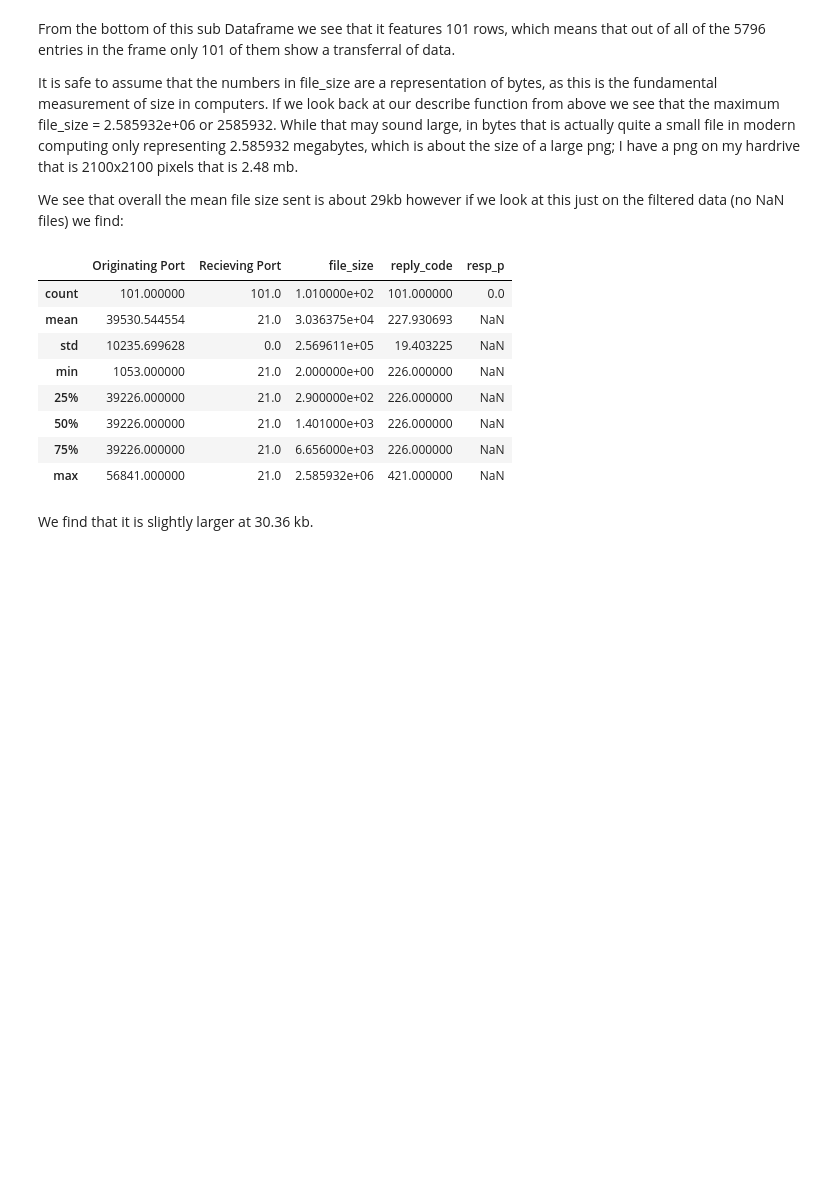
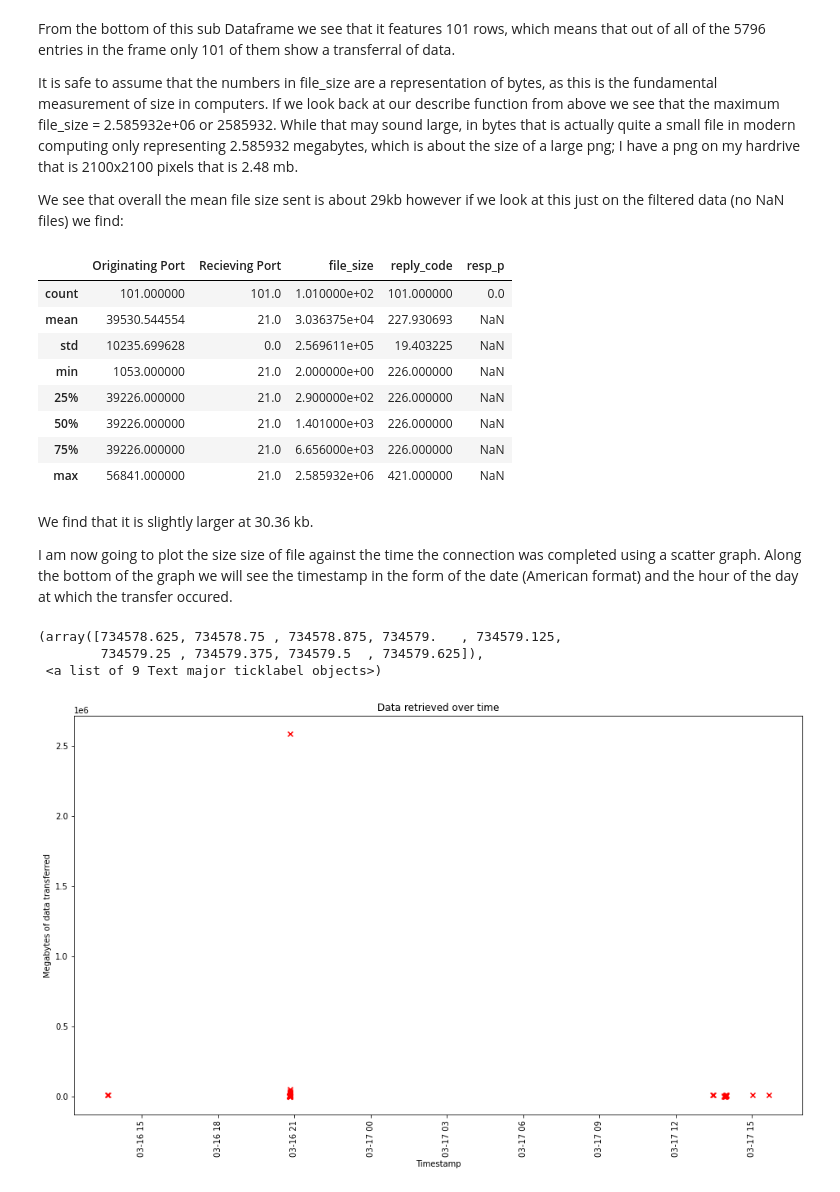
Before and after one commit to gabejg/Data-Science-Toolbox-Assessment-0, a Jupyter notebook: Gabriel Grant/PyAnalysis.ipynb, the cells around one changed output. Drawn from its saved outputs; the diff is of its cells as text; code cells hidden in the pictures; blank space fills up the shorter version.

```diff
--- a/Gabriel Grant/PyAnalysis.ipynb
+++ b/Gabriel Grant/PyAnalysis.ipynb
@@ -195,5 +190,19 @@ ftp_df_file.describe()
 | 50% | 39226.000000 | 21.0 | 1.401000e+03 | 226.000000 | NaN |
 | 75% | 39226.000000 | 21.0 | 6.656000e+03 | 226.000000 | NaN |
 | max | 56841.000000 | 21.0 | 2.585932e+06 | 421.000000 | NaN |
-# %% [markdown]
-We find that it is slightly larger at 30.36 kb.
+# %% [markdown]
+We find that it is slightly larger at 30.36 kb.
+
+I am now going to plot the size size of file against the time the connection was completed using a scatter graph. Along the bottom of the graph we will see the timestamp in the form of the date (American format) and the hour of the day at which the transfer occured.
+# %%
+plt.figure(figsize=(16,9))
+plt.scatter(ftp_df_file["Timestamp"],ftp_df_file["file_size"],marker ="x",c = "red")
+plt.xlabel('Timestamp')
+plt.ylabel('Megabytes of data transferred')
+plt.title('Data retrieved over time')
+plt.xticks(rotation=90)
+# %% [output]
+(array([734578.625, 734578.75 , 734578.875, 734579.   , 734579.125,
+        734579.25 , 734579.375, 734579.5  , 734579.625]),
+ <a list of 9 Text major ticklabel objects>)
+[figure, added]
```
Also changed, not shown: parts of 12 cells of this notebook.
